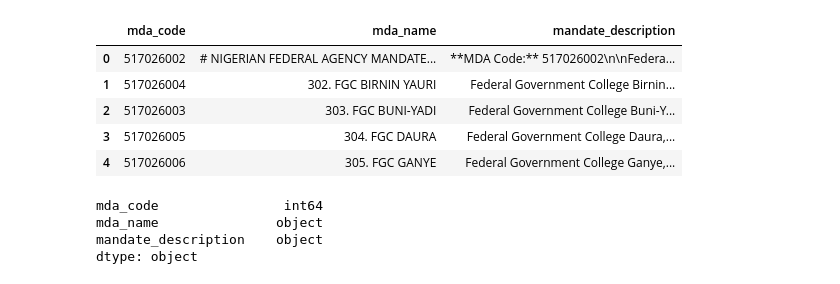
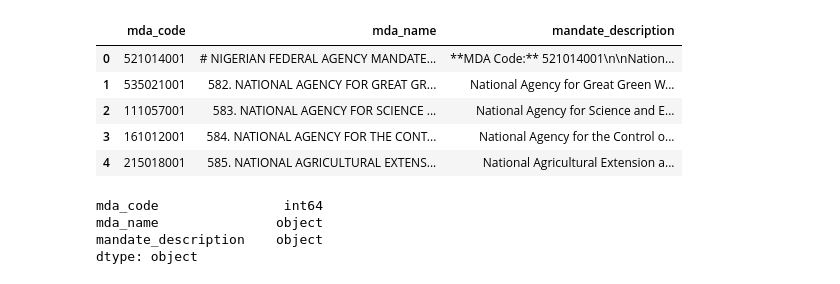
Before and after one commit to abelunbound/fg_interactive_budget, a Jupyter notebook: llm_as_a_judge.ipynb, the cells around one changed output. Drawn from its saved outputs; the diff is of its cells as text; code cells hidden in the pictures.

```diff
--- a/llm_as_a_judge.ipynb
+++ b/llm_as_a_judge.ipynb
@@ -8,15 +5,15 @@ from dotenv import load_dotenv
 # %%
 # Mandate data ingestion
-input_path_csv = "data/inputs/combine_mandate_51_to_380.csv"
+input_path_csv = "data/inputs/combine_mandate_581_891.csv"
 
-mandate_df_51_380 = pd.read_csv(input_path_csv)
+mandate_df_581_891 = pd.read_csv(input_path_csv)
 # %%
-mandate_df_51_380.head()
+mandate_df_581_891.head()
 # %% [output]
 |  | mda_code | mda_name | mandate_description |
-| 0 | 517026002 | # NIGERIAN FEDERAL AGENCY MANDATE... | **MDA Code:** 517026002\n\nFedera... |
-| 1 | 517026004 | 302. FGC BIRNIN YAURI | Federal Government College Birnin... |
-| 2 | 517026003 | 303. FGC BUNI-YADI | Federal Government College Buni-Y... |
-| 3 | 517026005 | 304. FGC DAURA | Federal Government College Daura,... |
-| 4 | 517026006 | 305. FGC GANYE | Federal Government College Ganye,... |
+| 0 | 521014001 | # NIGERIAN FEDERAL AGENCY MANDATE... | **MDA Code:** 521014001\n\nNation... |
+| 1 | 535021001 | 582. NATIONAL AGENCY FOR GREAT GR... | National Agency for Great Green W... |
+| 2 | 111057001 | 583. NATIONAL AGENCY FOR SCIENCE ... | National Agency for Science and E... |
+| 3 | 161012001 | 584. NATIONAL AGENCY FOR THE CONT... | National Agency for the Control o... |
+| 4 | 215018001 | 585. NATIONAL AGRICULTURAL EXTENS... | National Agricultural Extension a... |
 # %%
```
Also changed, not shown: parts of 35 cells of this notebook, 16 other files.
